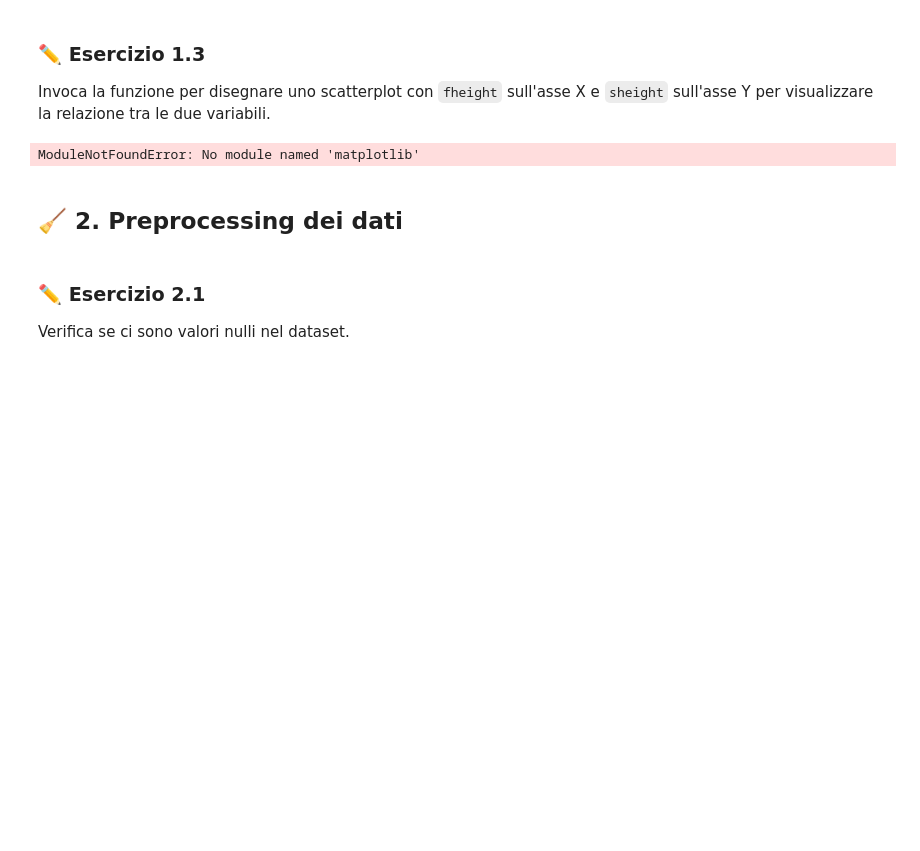
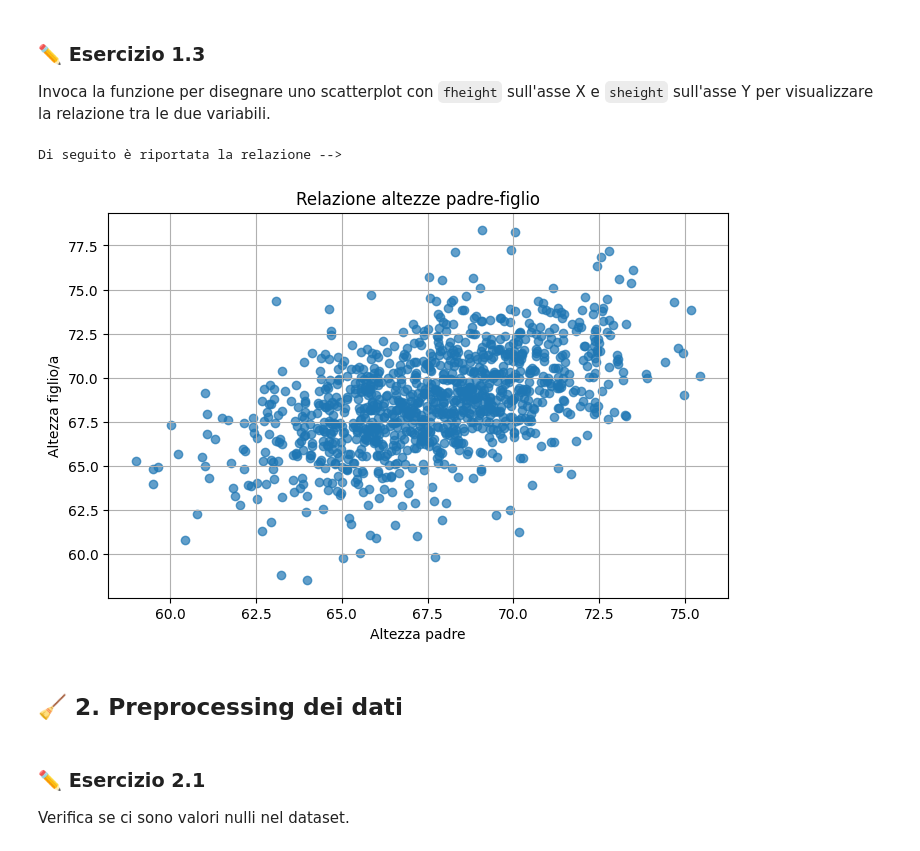
Before and after one commit to FrancescoScanni/fs_altezze, a Jupyter notebook: Regressione_Lineare_Altezze.ipynb, the cells around one changed output. Saved outputs shown, nothing was run; the diff lists cells and outputs as text; code cells hidden in the pictures; blank space fills up the shorter version.

```diff
--- a/Regressione_Lineare_Altezze.ipynb
+++ b/Regressione_Lineare_Altezze.ipynb
@@ -59,32 +78,42 @@ dtype: float64
 ### ✏️ Esercizio 1.3
 Invoca la funzione per disegnare uno scatterplot con `fheight` sull'asse X e `sheight` sull'asse Y per visualizzare la relazione tra le due variabili.
 # %%
+
 import matplotlib.pyplot as plt
 
 def plot_scatter(df, x_col, y_col, x_label=None, y_label=None, title=None):
     """
     Crea uno scatter plot generico tra due colonne di un DataFrame.
 
     Parametri:
     - df: pandas DataFrame contenente i dati
     - x_col: nome della colonna da usare sull'asse X
     - y_col: nome della colonna da usare sull'asse Y
     - x_label: etichetta asse X (opzionale)
     - y_label: etichetta asse Y (opzionale)
     - title: titolo del grafico (opzionale)
     """
     plt.figure(figsize=(8, 5))
     plt.scatter(df[x_col], df[y_col], alpha=0.7)
     plt.xlabel(x_label if x_label else x_col)
     plt.ylabel(y_label if y_label else y_col)
     plt.title(title if title else f"{y_col} vs {x_col}")
     plt.grid(True)
     plt.show()
 
-# Esempio d'uso
-# plot_scatter(df, "fheight", "sheight", "Altezza del padre", "Altezza del figlio", "Relazione tra altezze")
+print("Di seguito è riportata la relazione -->")
+
+df = pd.read_csv('pearson_dataset.csv')
+x_col="fheight"
+y_col="sheight"
+x_label="Altezza padre"
+y_label="Altezza figlio/a"
+title="Relazione altezze padre-figlio"
+
+plot_scatter(df,x_col,y_col,x_label,y_label,title) //funzione generatrice grafico
 # %% [output]
-ModuleNotFoundError: No module named 'matplotlib'
+Di seguito è riportata la relazione -->
+[figure, added]
 # %% [markdown]
 ## 🧹 2. Preprocessing dei dati
 # %% [markdown]
```
Also changed, not shown: parts of 3 cells of this notebook, 2 other files.
